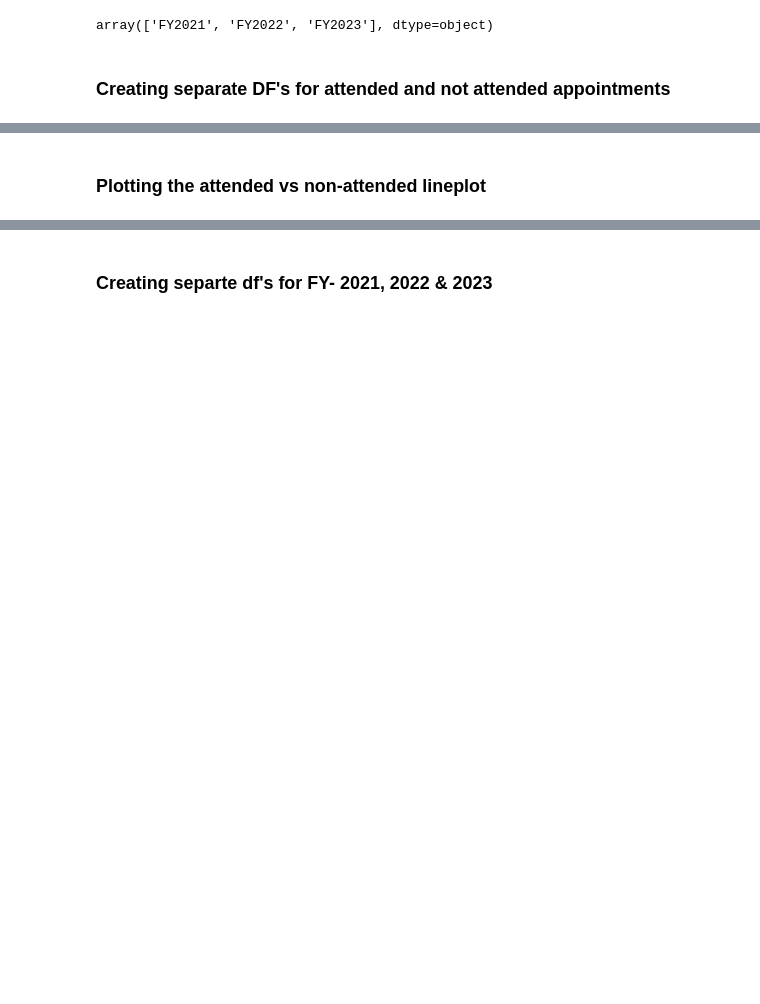
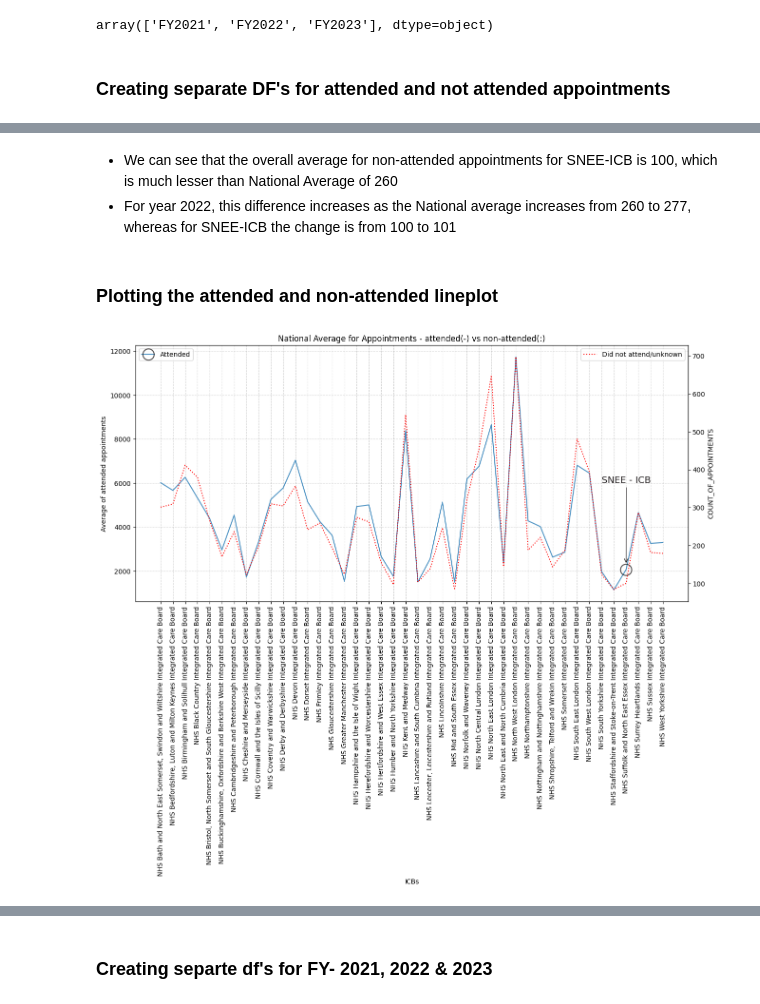
Before and after one commit to SNEE-ICS/PrimaryCareDemandAndCapacity, a Jupyter notebook: AppointmentsAttended.ipynb, the cells around one changed output, grey strips where cells are left out. Saved outputs shown, nothing was run; the diff lists cells and outputs as text; code cells hidden in the pictures; blank space fills up the shorter version.

```diff
--- a/AppointmentsAttended.ipynb
+++ b/AppointmentsAttended.ipynb
@@ -80,6 +98,4 @@ attended_df.head()
 # %%
-do_not_attend_df = combined_df_copy.loc[combined_df['APPT_STATUS'] != 'Attended'].drop(columns=['SUB_ICB_LOCATION_ONS_CODE','APPOINTMENT_MONTH','APPT_STATUS']).groupby('ICB_NAME').sum().round(4)
-National_average_DNA = do_not_attend_df['COUNT_OF_APPOINTMENTS'].mean()
-print(f'The national average for did not attend or unknown appointments is: {National_average_DNA}')
+do_not_attend_df = combined_df_copy.loc[combined_df_copy['APPT_STATUS'] != 'Attended'].drop(columns=['SUB_ICB_LOCATION_ONS_CODE','APPT_STATUS']).groupby(['ICB_NAME','FY_YEAR']).mean().round(4)
 do_not_attend_df.head()
 # %% [output]
@@ -87,3 +159,27 @@ IndexError: indices are out-of-bounds
+# %% [markdown]
+- We can see that the overall average for non-attended appointments for SNEE-ICB is 100, which is much lesser than National Average of 260
+- For year 2022, this difference increases as the National average increases from 260 to 277, whereas for SNEE-ICB the change is from 100 to 101
 # %% [markdown]
-### **Plotting the attended vs non-attended lineplot**
+### **Plotting the attended and non-attended lineplot**
+# %%
+attended_df2 = attended_df.groupby('ICB_NAME').mean().reset_index()
+do_not_attend_df2 = do_not_attend_df.groupby('ICB_NAME').mean().reset_index()
+
+snee = 'NHS Suffolk and North East Essex Integrated Care Board'
+#Plotting the lineplot
+plt.subplots(figsize=(15,7))
+plt.xticks(rotation=90)
+plt.xlabel('ICBs')
+plt.grid(True, linestyle='--', alpha=0.5)
+plt.ylabel('Average of attended appointments')
+plt.title('National Average for Appointments - attended(-) vs non-attended(:)')
+ax = sns.lineplot(x='ICB_NAME', y='COUNT_OF_APPOINTMENTS',  data=attended_df2, label = 'Attended', alpha=0.8, marker = 'o', markersize=17, fillstyle='none', markeredgewidth=1.5, markeredgecolor='#231f20', markevery=[38])
+ax.annotate('SNEE - ICB',xy=(38,2300), xytext=(36,6000), arrowprops =dict(arrowstyle='->',color='#231f20'),color='#231f20', fontsize=14)
+ax.legend(loc = 'upper left')
+#Creating secondary y-axis
+ax2 = ax.twinx()
+sns.lineplot(x='ICB_NAME', y='COUNT_OF_APPOINTMENTS', data=do_not_attend_df2, color ='red', linestyle=':', ax=ax2, label = 'Did not attend/unknown')
+ax2.set_label('Average of did not attend Appointments')
+# %% [output]
+[figure, added]
 # %%
```
Also changed, not shown: parts of 17 cells of this notebook.
